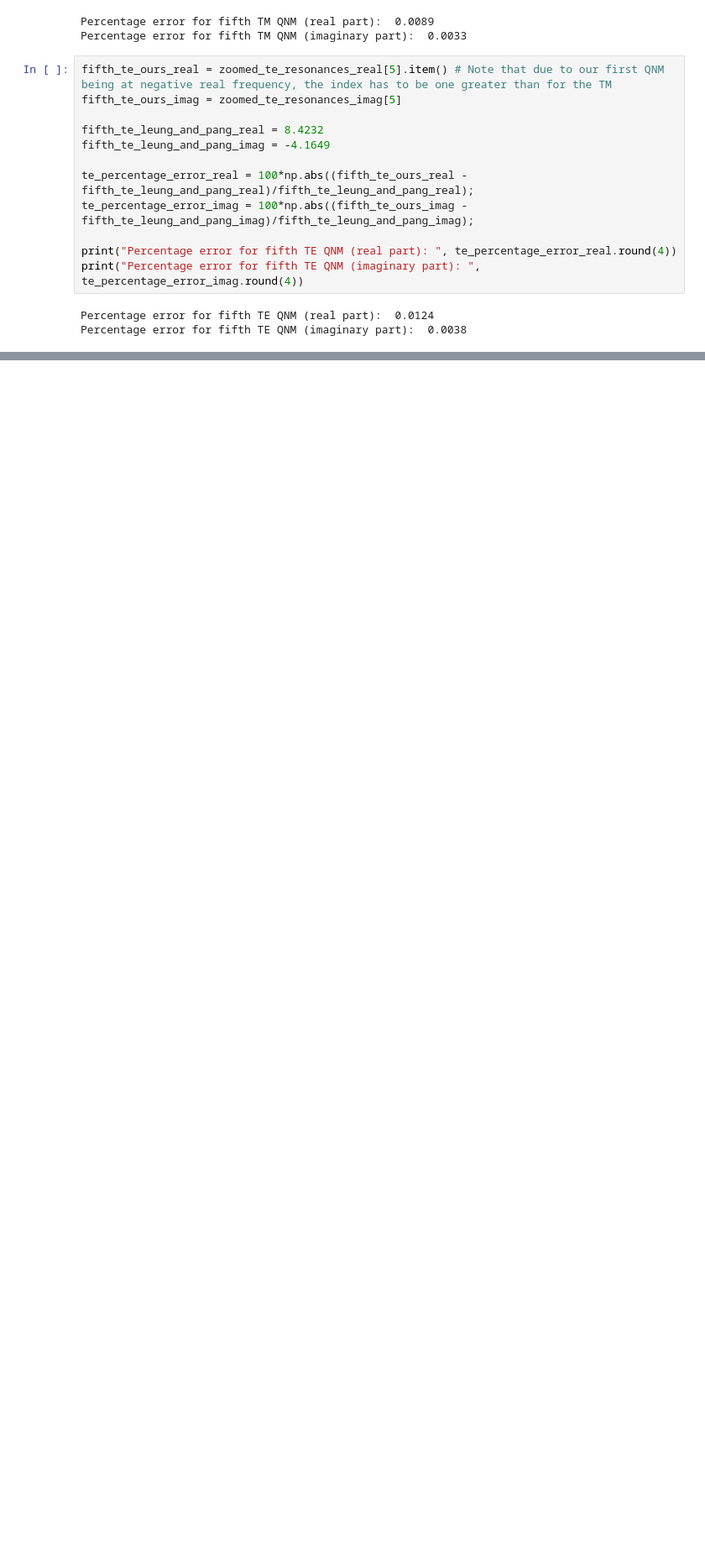
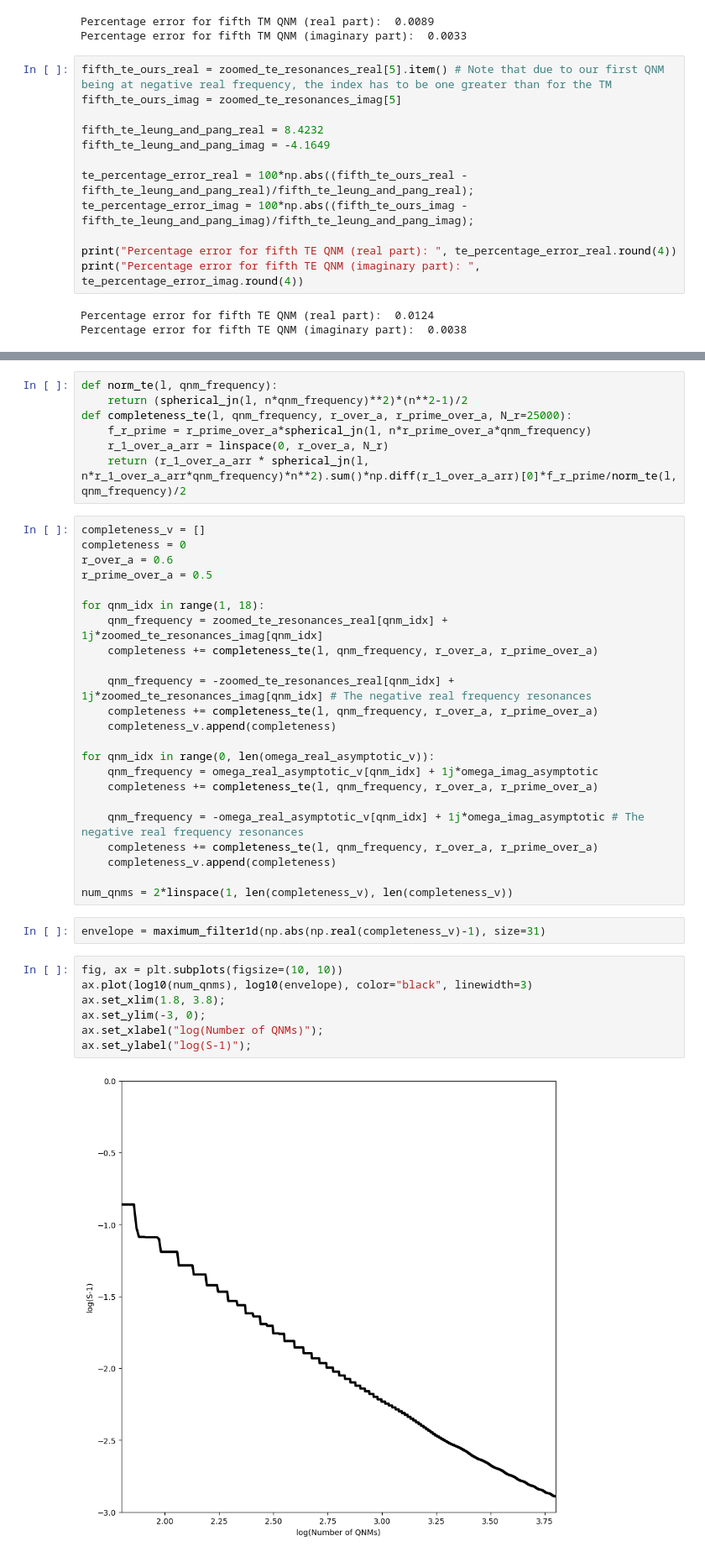
Before and after one commit to AliGhorashiCMT/Coherent-Perfect-Absorption, a Jupyter notebook: spheres/Leung and Pang paper.ipynb, the cells around one changed output, grey strips where cells are left out. Shown at 84% size. Drawn from its saved outputs; the diff is of its cells as text; blank space fills up the shorter version.

Commit message:
Verification of completeness relation for QNMs within the sphere

```diff
--- a/spheres/Leung and Pang paper.ipynb
+++ b/spheres/Leung and Pang paper.ipynb
@@ -141,0 +161,41 @@ Percentage error for fifth TE QNM (imaginary part):  0.0038
+# %%
+def norm_te(l, qnm_frequency):
+    return (spherical_jn(l, n*qnm_frequency)**2)*(n**2-1)/2
+def completeness_te(l, qnm_frequency, r_over_a, r_prime_over_a, N_r=25000):
+    f_r_prime = r_prime_over_a*spherical_jn(l, n*r_prime_over_a*qnm_frequency)
+    r_1_over_a_arr = linspace(0, r_over_a, N_r)
+    return (r_1_over_a_arr * spherical_jn(l, n*r_1_over_a_arr*qnm_frequency)*n**2).sum()*np.diff(r_1_over_a_arr)[0]*f_r_prime/norm_te(l, qnm_frequency)/2
+# %%
+completeness_v = []
+completeness = 0
+r_over_a = 0.6
+r_prime_over_a = 0.5
+
+for qnm_idx in range(1, 18):
+    qnm_frequency = zoomed_te_resonances_real[qnm_idx] + 1j*zoomed_te_resonances_imag[qnm_idx]
+    completeness += completeness_te(l, qnm_frequency, r_over_a, r_prime_over_a)
+
+    qnm_frequency = -zoomed_te_resonances_real[qnm_idx] + 1j*zoomed_te_resonances_imag[qnm_idx] # The negative real frequency resonances
+    completeness += completeness_te(l, qnm_frequency, r_over_a, r_prime_over_a)
+    completeness_v.append(completeness)
+
+for qnm_idx in range(0, len(omega_real_asymptotic_v)):
+    qnm_frequency = omega_real_asymptotic_v[qnm_idx] + 1j*omega_imag_asymptotic
+    completeness += completeness_te(l, qnm_frequency, r_over_a, r_prime_over_a)
+
+    qnm_frequency = -omega_real_asymptotic_v[qnm_idx] + 1j*omega_imag_asymptotic # The negative real frequency resonances
+    completeness += completeness_te(l, qnm_frequency, r_over_a, r_prime_over_a)
+    completeness_v.append(completeness)
+
+num_qnms = 2*linspace(1, len(completeness_v), len(completeness_v))
+# %%
+envelope = maximum_filter1d(np.abs(np.real(completeness_v)-1), size=31)
+# %%
+fig, ax = plt.subplots(figsize=(10, 10))
+ax.plot(log10(num_qnms), log10(envelope), color="black", linewidth=3)
+ax.set_xlim(1.8, 3.8);
+ax.set_ylim(-3, 0);
+ax.set_xlabel("log(Number of QNMs)");
+ax.set_ylabel("log(S-1)");
+# %% [output]
+[figure, added]
```
Also changed, not shown: parts of 5 cells of this notebook.
